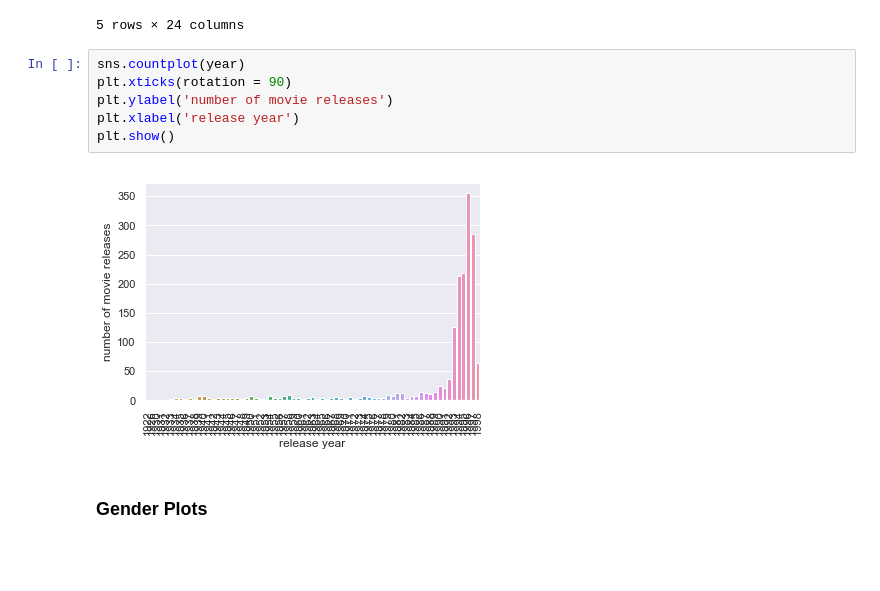
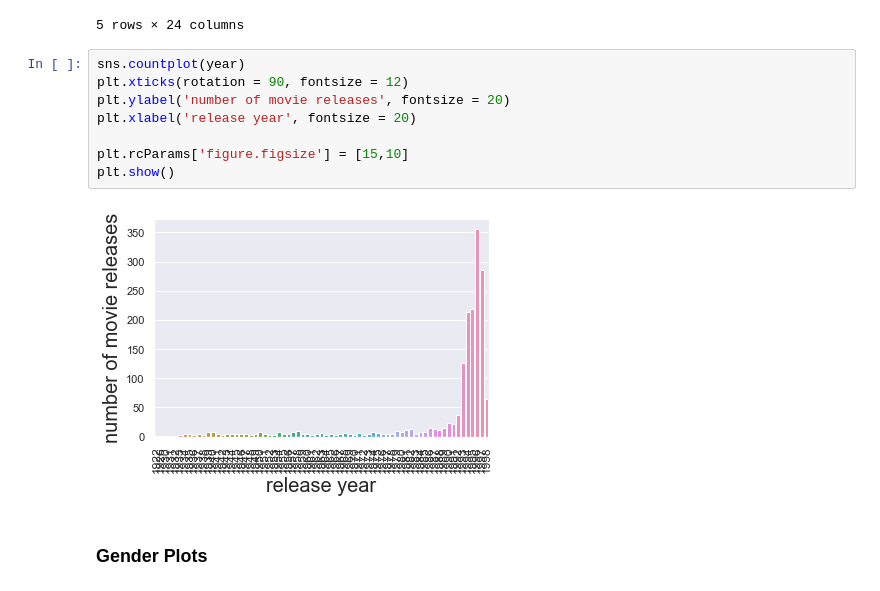
Before and after one commit to danieljacob5/aiml-course, a Jupyter notebook: AIML-project1/MovieLens Project Questions.ipynb, the cells around one changed output. Cells and saved outputs as stored; diff of their text form; blank space fills up the shorter version.

```diff
--- a/AIML-project1/MovieLens Project Questions.ipynb
+++ b/AIML-project1/MovieLens Project Questions.ipynb
@@ -480,12 +482,14 @@ movie.head()
 5 rows × 24 columns
 # %%
 sns.countplot(year)
-plt.xticks(rotation = 90)
-plt.ylabel('number of movie releases')
-plt.xlabel('release year')
+plt.xticks(rotation = 90, fontsize = 12)
+plt.ylabel('number of movie releases', fontsize = 20)
+plt.xlabel('release year', fontsize = 20)
+
+plt.rcParams['figure.figsize'] = [15,10]
 plt.show()
 # %% [output]
-[figure, old version]
+[figure, new version]
 # %% [markdown]
 ### Gender Plots
 # %%
```
Also changed, not shown: parts of 17 cells of this notebook.
